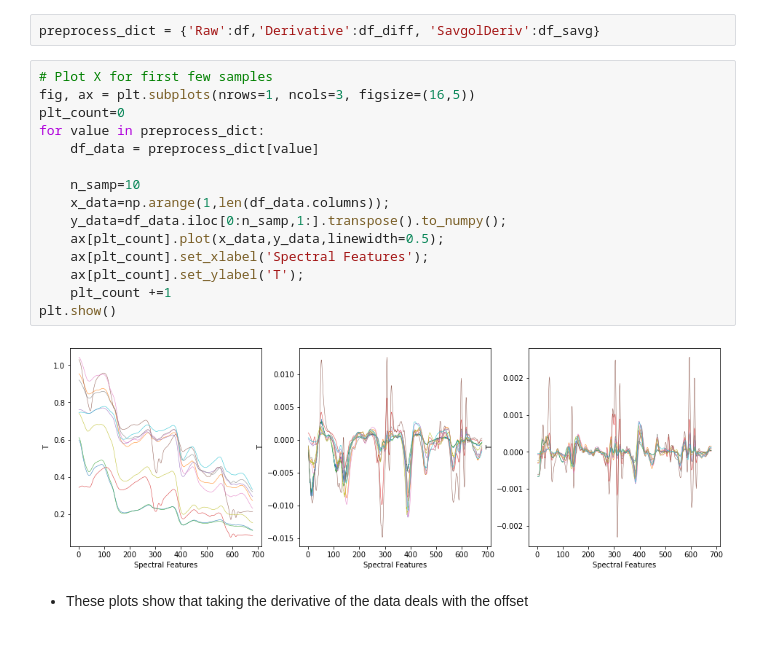
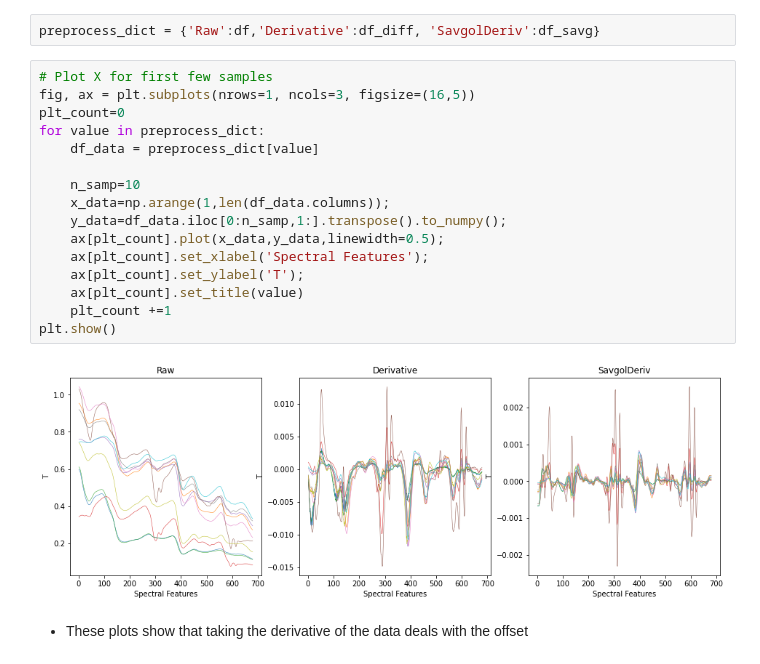
Before and after one commit to adabebe/NIR-analysis, a Jupyter notebook: NIR_Adam.ipynb, the cells around one changed output. Cells and saved outputs as stored; diff of their text form.

```diff
--- a/NIR_Adam.ipynb
+++ b/NIR_Adam.ipynb
@@ -104,20 +100,21 @@ preprocess_dict = {'Raw':df,'Derivative':df_diff, 'SavgolDeriv':df_savg}
 # %%
 # Plot X for first few samples
 fig, ax = plt.subplots(nrows=1, ncols=3, figsize=(16,5))
 plt_count=0
 for value in preprocess_dict:
     df_data = preprocess_dict[value]
 
     n_samp=10
     x_data=np.arange(1,len(df_data.columns));
     y_data=df_data.iloc[0:n_samp,1:].transpose().to_numpy();
     ax[plt_count].plot(x_data,y_data,linewidth=0.5);
     ax[plt_count].set_xlabel('Spectral Features');
     ax[plt_count].set_ylabel('T');
+    ax[plt_count].set_title(value)
     plt_count +=1
 plt.show()
 # %% [output]
-[figure, old version]
+[figure, new version]
 # %% [markdown]
 * These plots show that taking the derivative of the data deals with the offset
 # %% [markdown]
```
Also changed, not shown: parts of 8 cells of this notebook.
